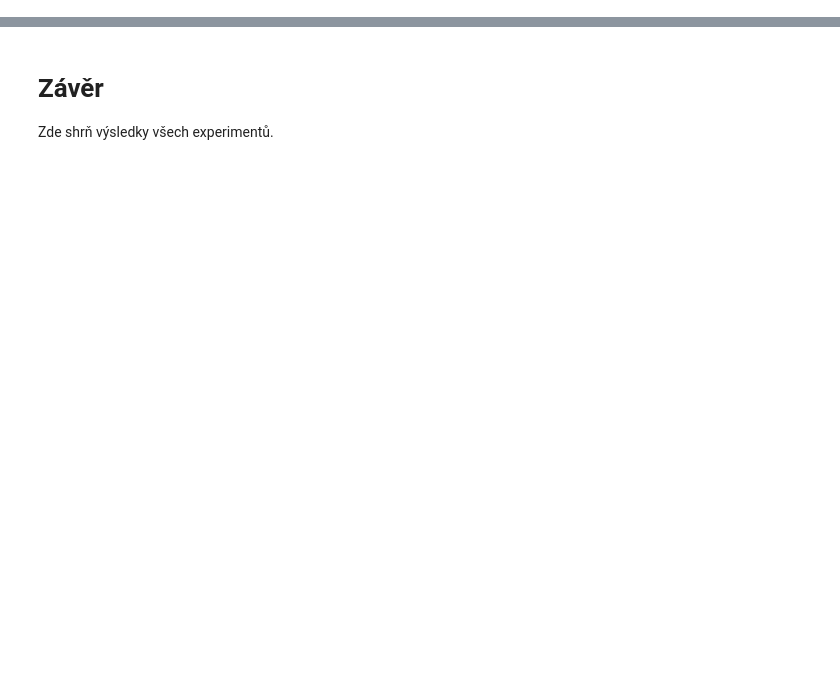
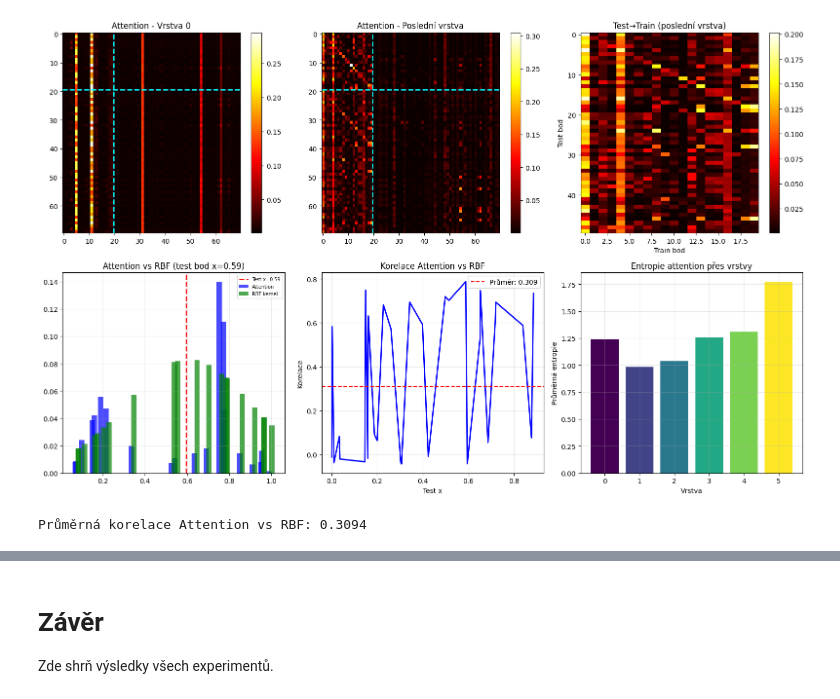
Before and after one commit to gulierus/VU_RG, a Jupyter notebook: experiments/PFN_RANDOM_HP_EXPERIMENTS.ipynb, the cells around one changed output, grey strips where cells are left out. Drawn from its saved outputs; the diff is of its cells as text; code cells hidden in the pictures; blank space fills up the shorter version.

```diff
--- a/experiments/PFN_RANDOM_HP_EXPERIMENTS.ipynb
+++ b/experiments/PFN_RANDOM_HP_EXPERIMENTS.ipynb
@@ -1653,0 +374,74 @@ EXPERIMENT 12: Vizuální porovnání predikcí
+# %%
+# =============================================
+# EXPERIMENT 3: Detailní attention analýza + RBF porovnání
+# =============================================
+# Používá attn_weights z předchozí buňky
+
+attn_layer0 = attn_weights[0][0, 0].mean(dim=0).detach().numpy()
+attn_layer5 = attn_weights[-1][0, 0].mean(dim=0).detach().numpy()
+
+fig, axes = plt.subplots(2, 3, figsize=(16, 10))
+
+ax = axes[0, 0]
+im = ax.imshow(attn_layer0, cmap='hot', aspect='auto')
+ax.axhline(y=n_context-0.5, color='cyan', linestyle='--', lw=2)
+ax.axvline(x=n_context-0.5, color='cyan', linestyle='--', lw=2)
+ax.set_title('Attention - Vrstva 0'); plt.colorbar(im, ax=ax)
+
+ax = axes[0, 1]
+im = ax.imshow(attn_layer5, cmap='hot', aspect='auto')
+ax.axhline(y=n_context-0.5, color='cyan', linestyle='--', lw=2)
+ax.axvline(x=n_context-0.5, color='cyan', linestyle='--', lw=2)
+ax.set_title('Attention - Poslední vrstva'); plt.colorbar(im, ax=ax)
+
+test_to_train_attn = attn_layer5[n_context:, :n_context]
+ax = axes[0, 2]
+im = ax.imshow(test_to_train_attn, cmap='hot', aspect='auto')
+ax.set_xlabel('Train bod'); ax.set_ylabel('Test bod')
+ax.set_title('Test→Train (poslední vrstva)'); plt.colorbar(im, ax=ax)
+
+test_idx = min(15, test_to_train_attn.shape[0] - 1)
+test_x_val = test_x[n_context + test_idx, 0].cpu().item()
+attn_to_train = attn_layer5[n_context + test_idx, :n_context]
+train_x_np = train_x[:, 0].cpu().numpy()
+rbf_w = np.exp(-0.5 * (train_x_np - test_x_val)**2 / hps['lengthscale']**2)
+rbf_w_norm = rbf_w / rbf_w.sum()
+order = np.argsort(train_x_np)
+
+ax = axes[1, 0]
+ax.bar(train_x_np[order], attn_to_train[order], width=0.025, alpha=0.7, label='Attention', color='blue')
+ax.bar(train_x_np[order]+0.013, rbf_w_norm[order], width=0.025, alpha=0.7, label='RBF kernel', color='green')
+ax.axvline(x=test_x_val, color='red', linestyle='--', lw=2, label=f'Test x={test_x_val:.2f}')
+ax.set_title(f'Attention vs RBF (test bod x={test_x_val:.2f})'); ax.legend(fontsize=7); ax.grid(True, alpha=0.3)
+
+correlations = []
+for i in range(test_to_train_attn.shape[0]):
+    txv = test_x[i, 0].cpu().item()
+    a2t = test_to_train_attn[i]
+    rw = np.exp(-0.5 * (train_x_np - txv)**2 / hps['lengthscale']**2)
+    rw = rw / rw.sum()
+    c = np.corrcoef(a2t, rw)[0, 1]
+    correlations.append(c if not np.isnan(c) else 0.0)
+
+test_x_test = test_x[n_context:, 0].cpu().numpy()
+srt = test_x_test.argsort()
+ax = axes[1, 1]
+ax.plot(test_x_test[srt], np.array(correlations)[srt], 'b-', lw=2)
+ax.axhline(y=np.mean(correlations), color='red', linestyle='--', label=f'Průměr: {np.mean(correlations):.3f}')
+ax.set_xlabel('Test x'); ax.set_ylabel('Korelace')
+ax.set_title('Korelace Attention vs RBF'); ax.legend(); ax.grid(True, alpha=0.3)
+
+ax = axes[1, 2]
+for li in range(min(6, len(attn_weights))):
+    al = attn_weights[li][0, 0].mean(dim=0).detach().numpy()
+    t2t = al[n_context:, :n_context]
+    entropy = -np.sum(t2t * np.log(t2t + 1e-10), axis=1).mean()
+    ax.bar(li, entropy, color=plt.cm.viridis(li/5))
+ax.set_xlabel('Vrstva'); ax.set_ylabel('Průměrná entropie')
+ax.set_title('Entropie attention přes vrstvy'); ax.grid(True, alpha=0.3)
+
+plt.tight_layout(); plt.show()
+print(f"Průměrná korelace Attention vs RBF: {np.mean(correlations):.4f}")
+# %% [output]
+[figure, added]
+Průměrná korelace Attention vs RBF: 0.3094
```
Also changed, not shown: parts of 45 cells of this notebook, 1 other file.
